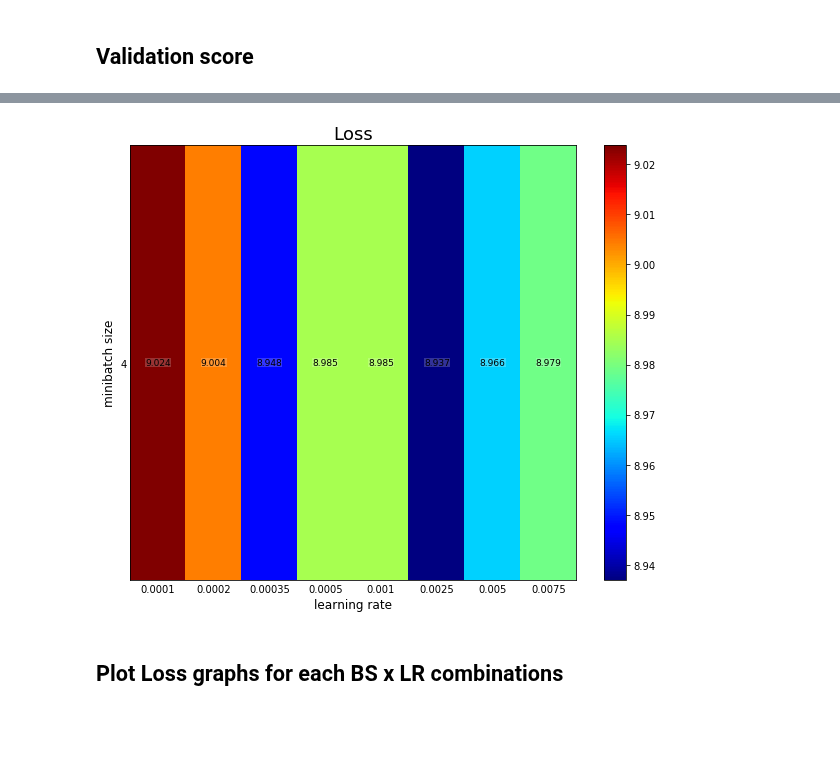
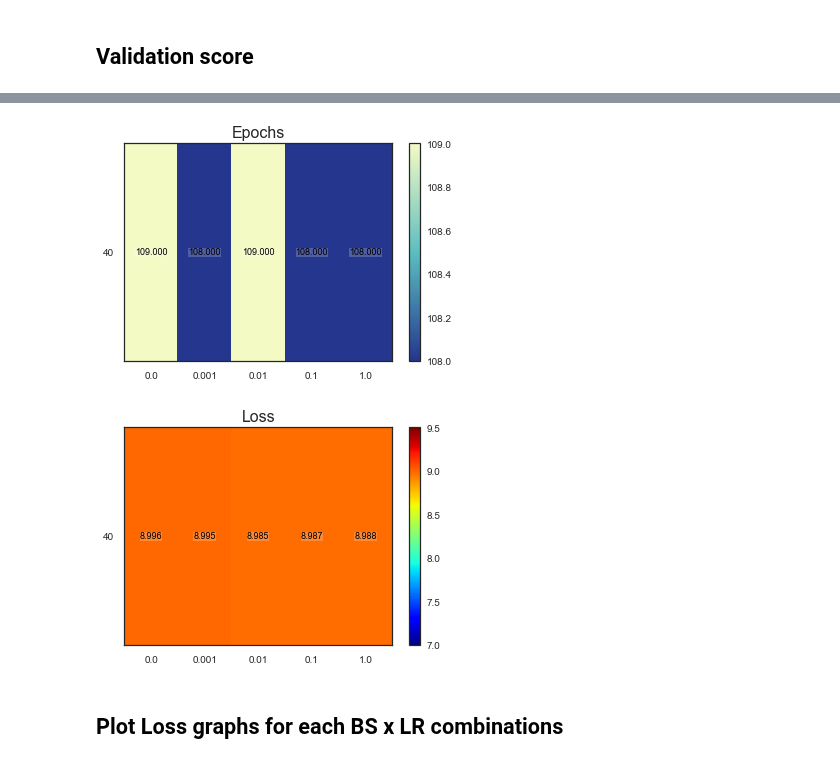
Before and after one commit to pyotr777/mlbenchmarks, a Jupyter notebook: image-caption/DL_imagecap_fixtime_1800s-SGD.ipynb, the cells around one changed output, grey strips where cells are left out. Cells and saved outputs as stored; diff of their text form; code cells hidden in the pictures; blank space fills up the shorter version.

```diff
--- a/image-caption/DL_imagecap_fixtime_1800s-SGD.ipynb
+++ b/image-caption/DL_imagecap_fixtime_1800s-SGD.ipynb
@@ -283,3 +309,3 @@ df_mean.head()
 # %%
-loss_df = df_mean[['batch','lr','loss']]
-epoch_df = df_mean[['batch','lr','epoch']]
+loss_df = df_mean[['batch','wd','loss']]
+epoch_df = df_mean[['batch','wd','epoch']]
@@ -321,10 +312,9 @@ def plotHeatMap(df,title=None,cmap=None):
 # %%
-loss_T = loss_df.pivot_table(index="batch",columns="lr",values="loss")
-epoch_T = epoch_df.pivot_table(index="batch",columns="lr",values="epoch")
+loss_T = loss_df.pivot_table(index="batch",columns="wd",values="loss")
+epoch_T = epoch_df.pivot_table(index="batch",columns="wd",values="epoch")
 # %%
 # Create custom colormap
 colors= [u'#24368Eff',
          u'#5BBEC0ff',
          u'#F4FAC4ff']
-plt.rcParams['figure.figsize'] = 5,2
 cmap = matplotlib.colors.LinearSegmentedColormap.from_list("combined", colors, N=256)
@@ -335,6 +321,11 @@ plotHeatMap(epoch_T,"Epochs",cmap)
+# %%
+plt.rcParams['figure.figsize'] = 6,4
+lib.plotHeatMap(epoch_T,"Epochs",cmap)
+# %% [output]
+[figure, added]
 # %%
-plotHeatMap(loss_T,"Loss","jet")
+lib.plotHeatMap(loss_T,"Loss","jet",zrange=(7,9.5))
 # %% [output]
-[figure, old version]
+[figure, new version]
 # %% [markdown]
 ## Plot Loss graphs for each BS x LR combinations
```
Also changed, not shown: parts of 36 cells of this notebook, 5 other files.
